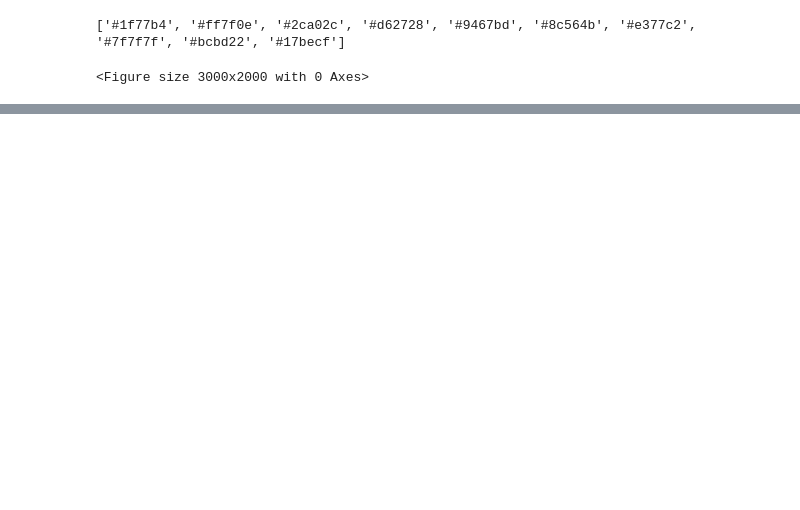
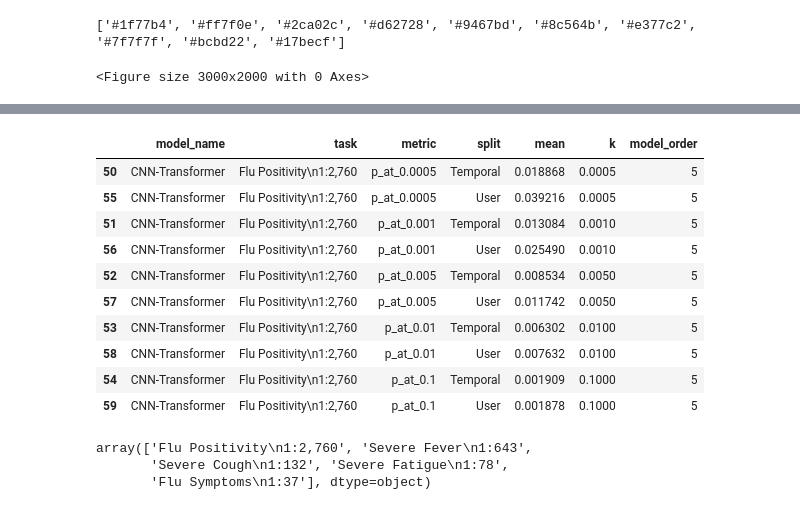
Before and after one commit to behavioral-data/Homekit2020, a Jupyter notebook: notebooks/figures/p_at_k.ipynb, the cells around one changed output, grey strips where cells are left out. Cells and saved outputs as stored; diff of their text form; code cells hidden in the pictures; blank space fills up the shorter version.

```diff
--- a/notebooks/figures/p_at_k.ipynb
+++ b/notebooks/figures/p_at_k.ipynb
@@ -302,0 +329,20 @@ with plt.style.context('./src/visualization/stylesheets/paper.mplstyle'):
+# %%
+p_at_ks[(p_at_ks["task"] == 'Flu Positivity\n1:2,760')  & (p_at_ks["model_name"] == "CNN-Transformer")]
+# %% [output]
+|  | model_name | task | metric | split | mean | k | model_order |
+| 50 | CNN-Transformer | Flu Positivity\n1:2,760 | p_at_0.0005 | Temporal | 0.018868 | 0.0005 | 5 |
+| 55 | CNN-Transformer | Flu Positivity\n1:2,760 | p_at_0.0005 | User | 0.039216 | 0.0005 | 5 |
+| 51 | CNN-Transformer | Flu Positivity\n1:2,760 | p_at_0.001 | Temporal | 0.013084 | 0.0010 | 5 |
+| 56 | CNN-Transformer | Flu Positivity\n1:2,760 | p_at_0.001 | User | 0.025490 | 0.0010 | 5 |
+| 52 | CNN-Transformer | Flu Positivity\n1:2,760 | p_at_0.005 | Temporal | 0.008534 | 0.0050 | 5 |
+| 57 | CNN-Transformer | Flu Positivity\n1:2,760 | p_at_0.005 | User | 0.011742 | 0.0050 | 5 |
+| 53 | CNN-Transformer | Flu Positivity\n1:2,760 | p_at_0.01 | Temporal | 0.006302 | 0.0100 | 5 |
+| 58 | CNN-Transformer | Flu Positivity\n1:2,760 | p_at_0.01 | User | 0.007632 | 0.0100 | 5 |
+| 54 | CNN-Transformer | Flu Positivity\n1:2,760 | p_at_0.1 | Temporal | 0.001909 | 0.1000 | 5 |
+| 59 | CNN-Transformer | Flu Positivity\n1:2,760 | p_at_0.1 | User | 0.001878 | 0.1000 | 5 |
+# %%
+p_at_ks["task"].unique()
+# %% [output]
+array(['Flu Positivity\n1:2,760', 'Severe Fever\n1:643',
+       'Severe Cough\n1:132', 'Severe Fatigue\n1:78',
+       'Flu Symptoms\n1:37'], dtype=object)
```
Also changed, not shown: parts of 14 cells of this notebook.
